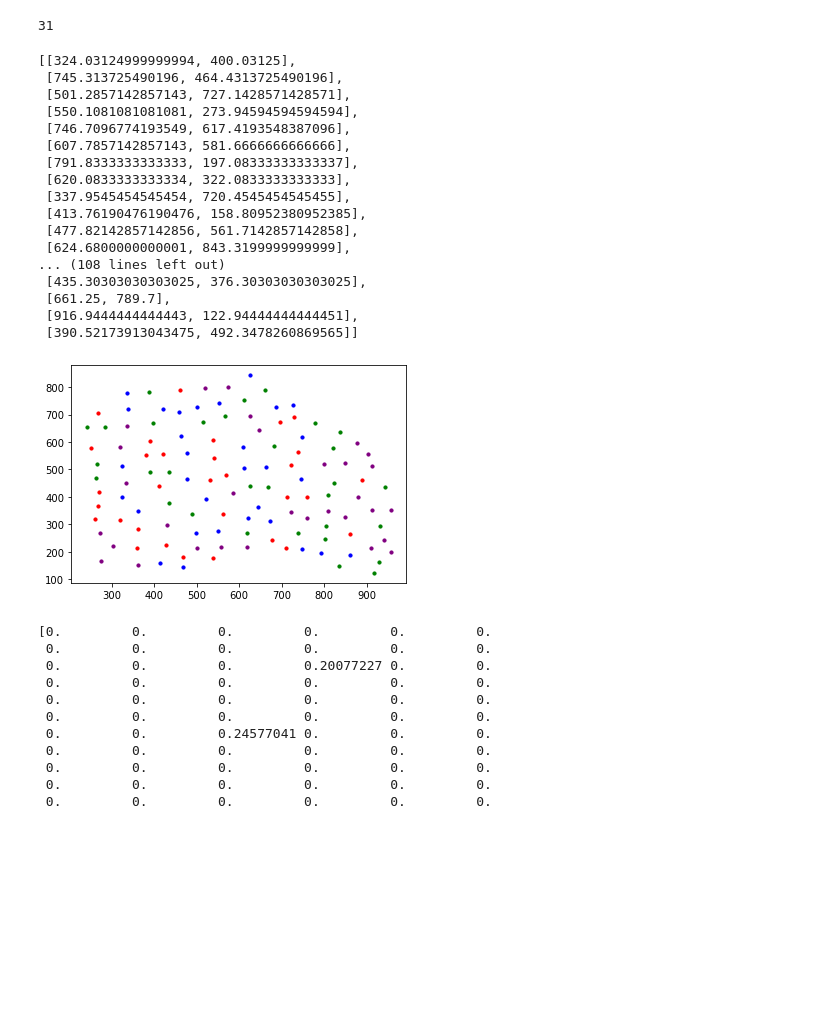
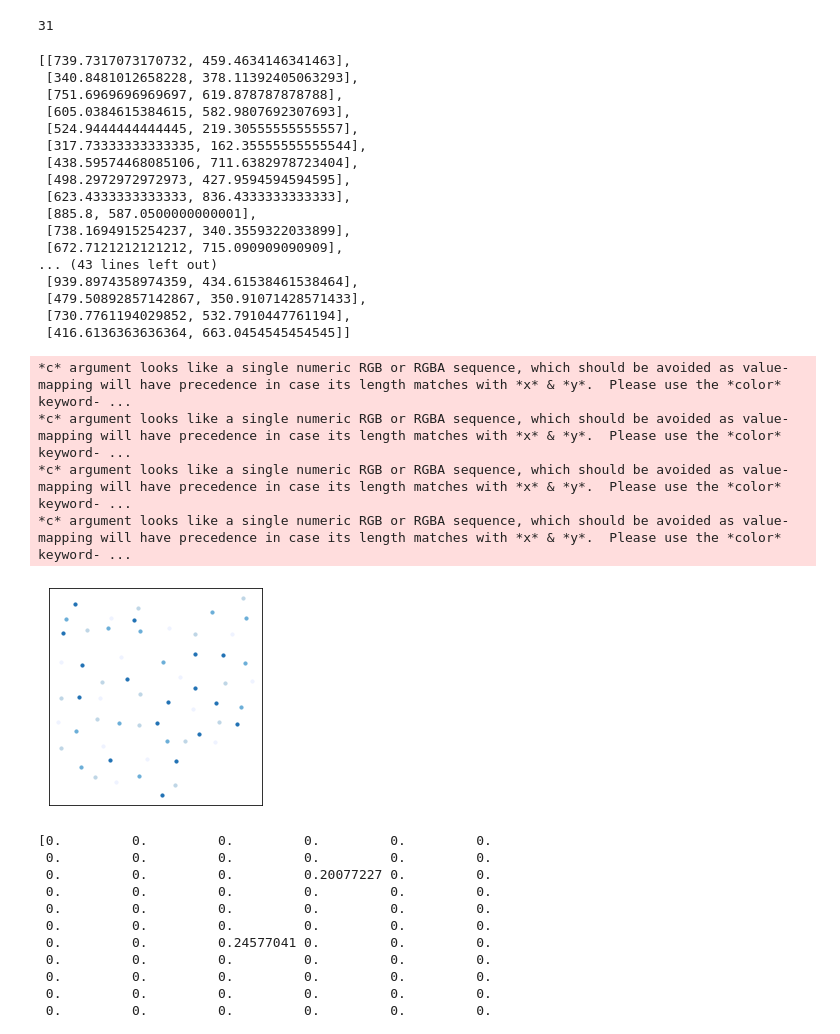
Before and after one commit to JialinLiOSU/choroColorRead, a Jupyter notebook: clusterPixelsMappingAreaNeg.ipynb, the cells around one changed output. Saved outputs shown, nothing was run; the diff lists cells and outputs as text; code cells hidden in the pictures; blank space fills up the shorter version.

```diff
--- a/clusterPixelsMappingAreaNeg.ipynb
+++ b/clusterPixelsMappingAreaNeg.ipynb
@@ -24,7 +24,7 @@ from shapely.geometry import box
 from random import sample
 # %%
 imagePath = r'C:\Users\jiali\Desktop\choroColorRead\generatedMaps\quantiles'
-imageName = 'ohio_Blues_4_neg.jpg'
+imageName = 'ohio_Blues_4_neg1.jpg'
 # testImages = os.listdir(imagePath)
 # %%
 # read detection results from pickle file
@@ -660,45 +660,54 @@ zCenters = zCenters0 + zCenters1 + zCenters2 + zCenters3
 coordCenters = coordCenters0 + coordCenters1 + coordCenters2 + coordCenters3
 coordCenters
 # %% [output]
-[[324.03124999999994, 400.03125],
- [745.313725490196, 464.4313725490196],
- [501.2857142857143, 727.1428571428571],
- [550.1081081081081, 273.94594594594594],
- [746.7096774193549, 617.4193548387096],
- [607.7857142857143, 581.6666666666666],
- [791.8333333333333, 197.08333333333337],
- [620.0833333333334, 322.0833333333333],
- [337.9545454545454, 720.4545454545455],
- [413.76190476190476, 158.80952380952385],
- [477.82142857142856, 561.7142857142858],
- [624.6800000000001, 843.3199999999999],
-... (108 lines left out)
- [435.30303030303025, 376.30303030303025],
- [661.25, 789.7],
- [916.9444444444443, 122.94444444444451],
- [390.52173913043475, 492.3478260869565]]
+[[739.7317073170732, 459.4634146341463],
+ [340.8481012658228, 378.11392405063293],
+ [751.6969696969697, 619.878787878788],
+ [605.0384615384615, 582.9807692307693],
+ [524.9444444444445, 219.30555555555557],
+ [317.73333333333335, 162.35555555555544],
+ [438.59574468085106, 711.6382978723404],
+ [498.2972972972973, 427.9594594594595],
+ [623.4333333333333, 836.4333333333333],
+ [885.8, 587.0500000000001],
+ [738.1694915254237, 340.3559322033899],
+ [672.7121212121212, 715.090909090909],
+... (43 lines left out)
+ [939.8974358974359, 434.61538461538464],
+ [479.50892857142867, 350.91071428571433],
+ [730.7761194029852, 532.7910447761194],
+ [416.6136363636364, 663.0454545454545]]
 # %%
 fig = plt.figure()
 ax = fig.add_subplot()
 xList = [pixelCoord[0] for pixelCoord in coordCenters0]
 yList = [pixelCoord[1] for pixelCoord in coordCenters0]
-ax.scatter(xList, yList, s = 10,c = 'blue')
+ax.scatter(xList, yList, s = 10,c = np.asarray(colorList[0])/255.0)
 
 xList = [pixelCoord[0] for pixelCoord in coordCenters1]
 yList = [pixelCoord[1] for pixelCoord in coordCenters1]
-ax.scatter(xList, yList, s = 10,c = 'purple')
+ax.scatter(xList, yList, s = 10,c = np.asarray(colorList[1])/255.0)
 
 # only focus on the category with largest value
 xList = [pixelCoord[0] for pixelCoord in coordCenters2]
 yList = [pixelCoord[1] for pixelCoord in coordCenters2]
-ax.scatter(xList, yList, s = 10,c = 'red')
+ax.scatter(xList, yList, s = 10,c = np.asarray(colorList[2])/255.0)
 
 xList = [pixelCoord[0] for pixelCoord in coordCenters3]
 yList = [pixelCoord[1] for pixelCoord in coordCenters3]
-ax.scatter(xList, yList, s = 10,c = 'green')
+ax.scatter(xList, yList, s = 10,c = np.asarray(colorList[3])/255.0)
+ax.set_aspect('equal')
+plt.gca().invert_yaxis()
+# plt.axis('off')
+ax.set_xticks([])
+ax.set_yticks([])
 plt.show()
 # %% [output]
+*c* argument looks like a single numeric RGB or RGBA sequence, which should be avoided as value-mapping will have precedence in case its length matches with *x* & *y*.  Please use the *color* keyword- ...
+*c* argument looks like a single numeric RGB or RGBA sequence, which should be avoided as value-mapping will have precedence in case its length matches with *x* & *y*.  Please use the *color* keyword- ...
+*c* argument looks like a single numeric RGB or RGBA sequence, which should be avoided as value-mapping will have precedence in case its length matches with *x* & *y*.  Please use the *color* keyword- ...
+*c* argument looks like a single numeric RGB or RGBA sequence, which should be avoided as value-mapping will have precedence in case its length matches with *x* & *y*.  Please use the *color* keyword- ...
-[figure, old version]
+[figure, new version]
 # %%
 def calculateKNeighWeight(i, coordList, k = 6):
     # i is the currently target, k includes the point itself
```
Also changed, not shown: parts of 7 cells of this notebook, 2 other files.
